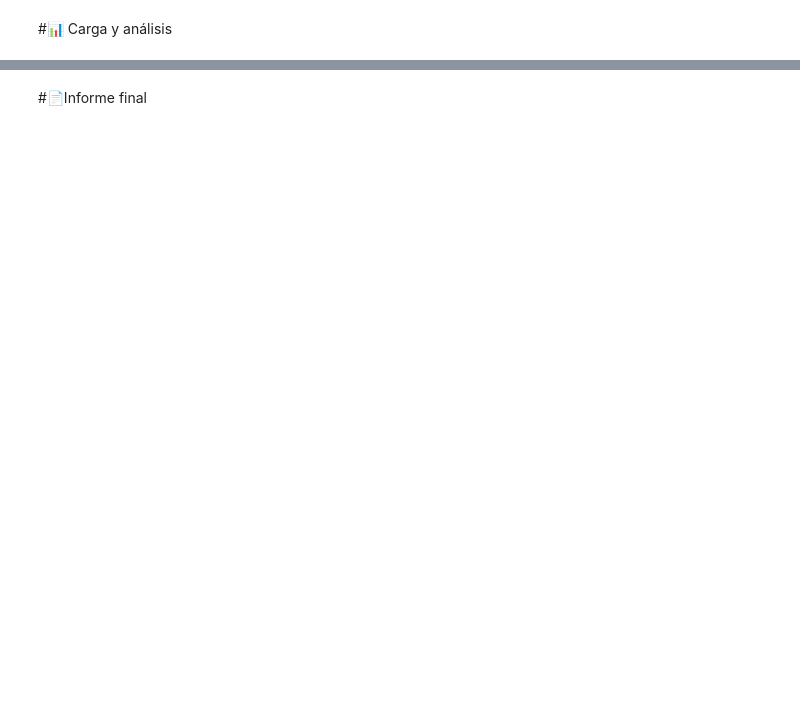
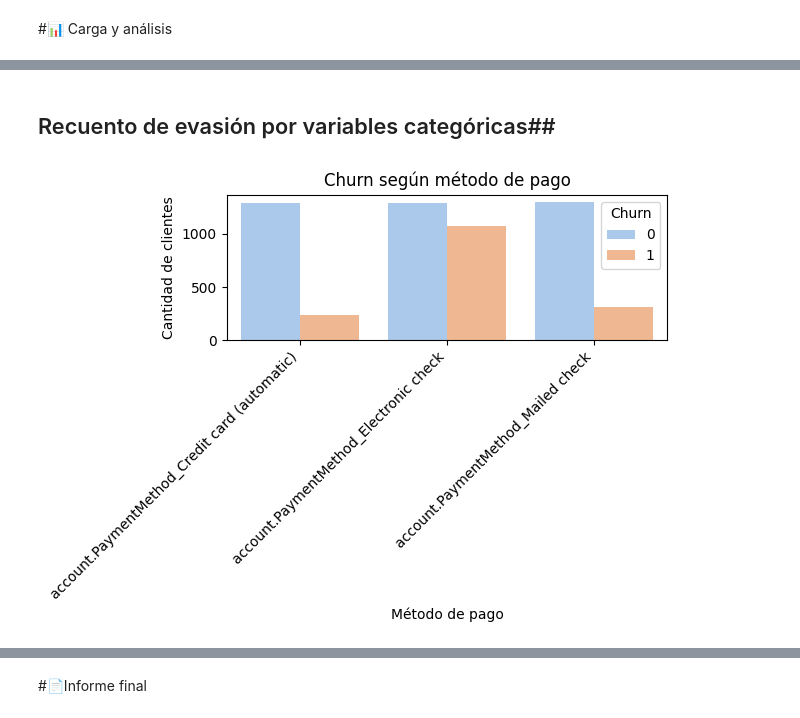
Before and after one commit to AlejosH3/challenge2-data-science-LATAM, a Jupyter notebook: TelecomX_LATAM.ipynb, the cells around one changed output, grey strips where cells are left out. Saved outputs shown, nothing was run; the diff lists cells and outputs as text; code cells hidden in the pictures; blank space fills up the shorter version.

```diff
--- a/TelecomX_LATAM.ipynb
+++ b/TelecomX_LATAM.ipynb
@@ -22,0 +130,14 @@ display(df.head())
+# %% [markdown]
+## Recuento de evasión por variables categóricas##
+# %%
+payment_melted = df.melt(id_vars=['Churn'], value_vars=['account.PaymentMethod_Credit card (automatic)', 'account.PaymentMethod_Electronic check', 'account.PaymentMethod_Mailed check'], var_name='Payment Method', value_name='Has Payment Method')
+payment_melted = payment_melted[payment_melted['Has Payment Method'] == True]
+sns.countplot(data=payment_melted, x='Payment Method', hue='Churn', palette='pastel')
+plt.title('Churn según método de pago')
+plt.xlabel('Método de pago')
+plt.ylabel('Cantidad de clientes')
+plt.xticks(rotation=45, ha='right')
+plt.tight_layout()
+plt.show()
+# %% [output]
+[figure, added]
```
Also changed, not shown: parts of 12 cells of this notebook.
